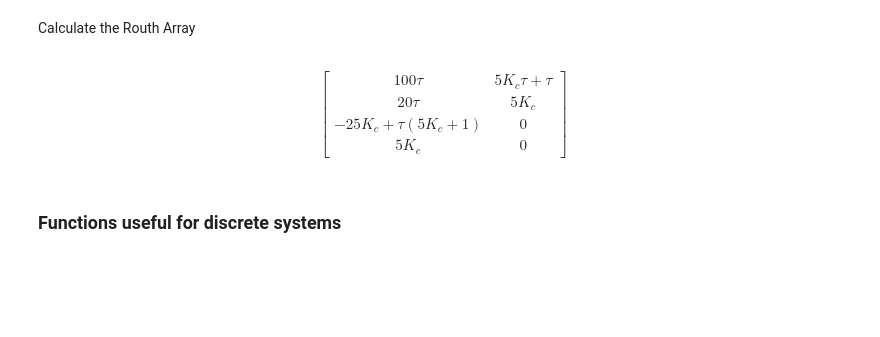
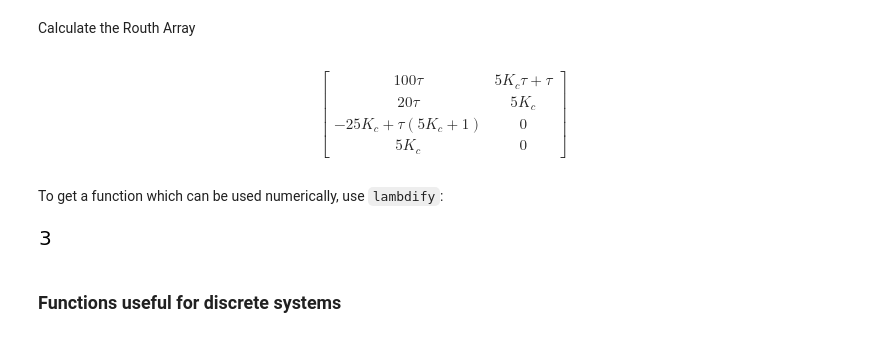
Before and after one commit to alchemyst/Dynamics-and-Control, a Jupyter notebook: 0_Getting_Started/Cheatsheet.ipynb, the cells around one changed output. Cells and saved outputs as stored; diff of their text form; code cells hidden in the pictures; blank space fills up the shorter version.

```diff
--- a/0_Getting_Started/Cheatsheet.ipynb
+++ b/0_Getting_Started/Cheatsheet.ipynb
@@ -99,6 +99,14 @@ from tbcontrol.symbolic import routh
 routh(numer)
 # %% [output]
 $$\left[\begin{matrix}100 \tau & 5 K_{c} \tau + \tau\\20 \tau & 5 K_{c}\\- 25 K_{c} + \tau \left(5 K_{c} + 1\right) & 0\\5 K_{c} & 0\end{matrix}\right]$$
+# %% [markdown]
+To get a function which can be used numerically, use `lambdify`:
+# %%
+f = sympy.lambdify((K_c, tau), K_c + tau)
+# %%
+f(1, 2)
+# %% [output]
+[figure, added]
 # %% [markdown]
 ### Functions useful for discrete systems
 # %%
```
Also changed, not shown: parts of 11 cells of this notebook.
